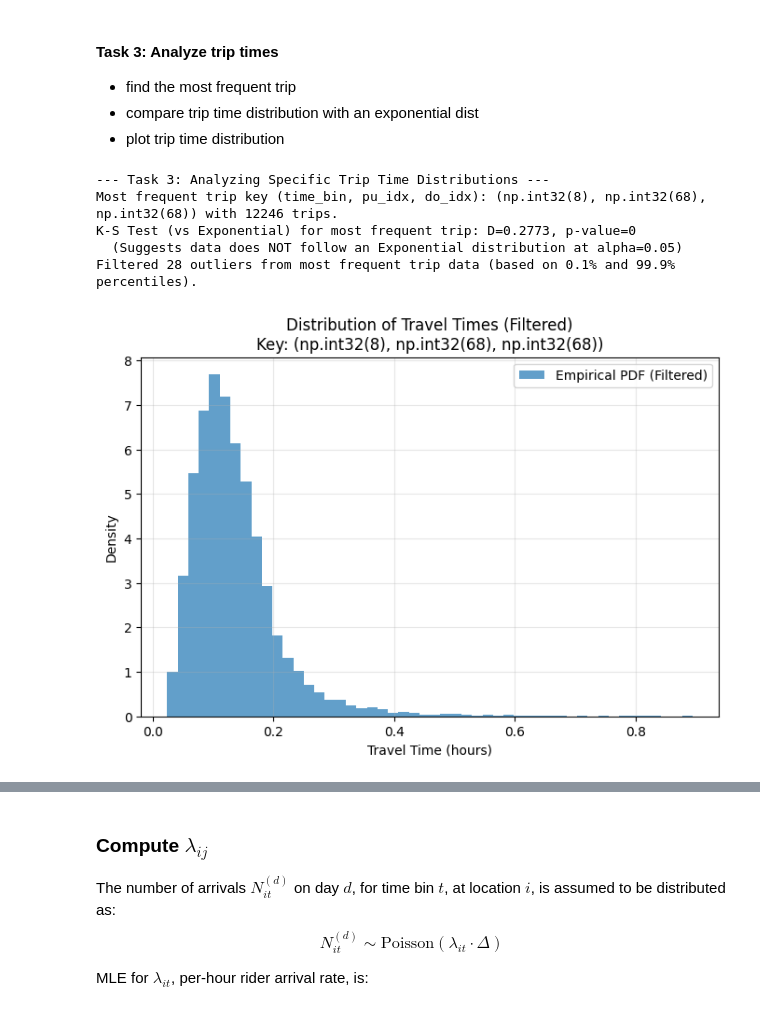
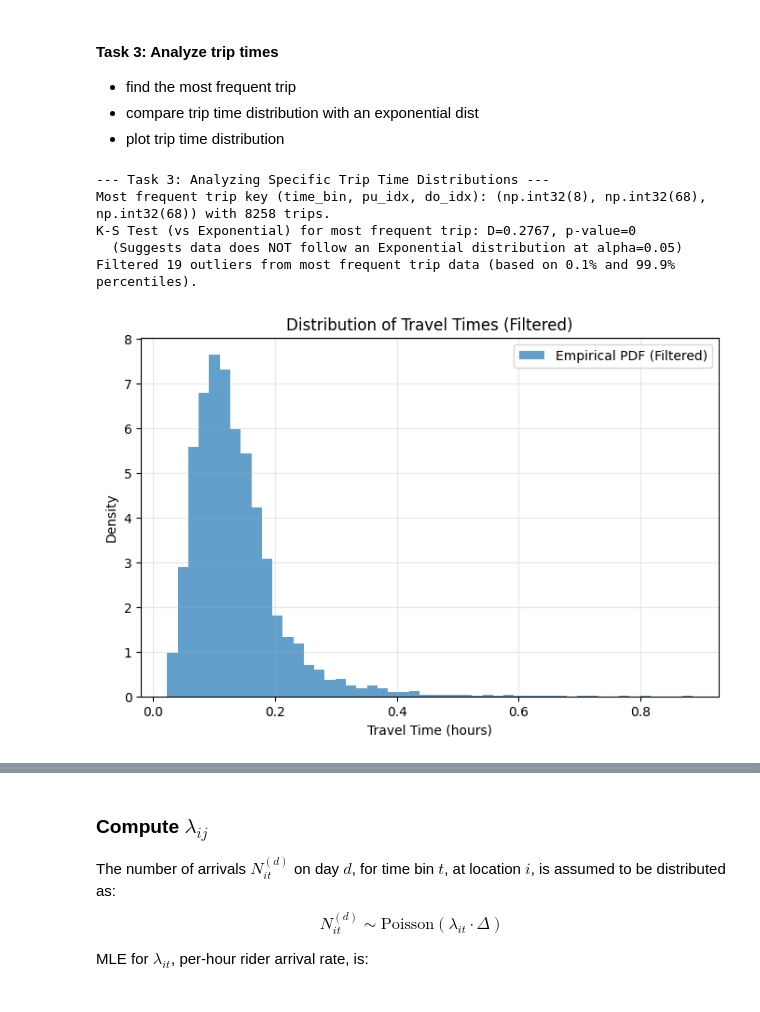
Before and after one commit to Readilyield/Robotaxi_Reposition_Project, a Jupyter notebook: nyc_trip/Learning_Model_Params.ipynb, the cells around one changed output, grey strips where cells are left out. Drawn from its saved outputs; the diff is of its cells as text; code cells hidden in the pictures.

```diff
--- a/nyc_trip/Learning_Model_Params.ipynb
+++ b/nyc_trip/Learning_Model_Params.ipynb
@@ -36,9 +36,10 @@ np.set_printoptions(suppress=True)
 Delta = 60 # Example: Time bin duration in minutes
 T_max = int(24 * (60 / Delta)) # Number of time bins in a day
 # YEARS = list(range(2019, 2025))
+print(T_max)
 YEARS = [2025]
 us_holidays = holidays.US(years=YEARS)
 
-filenames = os.listdir("data")
+filenames = os.listdir("training data")
 filenames = [fn for fn in filenames if fn.startswith(taxi_type)]
 # print(filenames)
@@ -59,7 +62,7 @@ all_working_dates = set()
 # Iterate through each data file
 for file in tqdm(filenames):
     try:
-        df = pd.read_parquet(f'data/{file}') # Adjust path as needed
+        df = pd.read_parquet(f'training data/{file}') # Adjust path as needed
     except FileNotFoundError:
         print(f"Warning: File not found {file}, skipping.")
         continue
@@ -92,8 +95,8 @@ for file in tqdm(filenames):
         print(f"No valid data found in {file} after filtering, skipping.")
         continue
 
-    df['time_bin'] = (df['pickup_datetime'].dt.hour * (60 // Delta)
-                      + df['pickup_datetime'].dt.minute // Delta).astype(int)
+    df['time_bin'] = (df['pickup_datetime'].dt.hour * (60 / Delta)
+                      + df['pickup_datetime'].dt.minute / Delta).astype(int)
     df['pu_idx'] = df['PULocationID'].map(location_id_to_index)
     df['do_idx'] = df['DOLocationID'].map(location_id_to_index)
 
@@ -173,7 +176,7 @@ key_counts_array = np.array([
 
 
 # --- Save Consolidated Data ---
-output_filename = 'trip_data_.npz'
+output_filename = '2Months24_trip_data_.npz'
 print(f"Saving consolidated data to {output_filename}...")
 np.savez_compressed(
     output_filename,
@@ -195,7 +198,7 @@ Data saved successfully.
 #### Task 1: analyze missing trips
 # %%
 print("\n--- Loading Consolidated Data ---")
-data_filename = "trip_data_.npz"
+data_filename = output_filename
 try:
     with np.load(data_filename) as data:
         loaded_trip_counts = data['trip_counts']
@@ -321,37 +324,37 @@ if reconstructed_trip_times_dict_hrs:
                 print(f"K-S Test (vs Exponential) for most frequent trip: D={D:.4f}, p-value={p_value:.4g}")
                 if p_value < 0.05: print(
                     "  (Suggests data does NOT follow an Exponential distribution at alpha=0.05)")
                 else: print(
                     "  (Cannot reject the null hypothesis that data follows an Exponential distribution at alpha=0.05)")
             except Exception as e:
                  print(f"Could not perform KS-test: {e}")
 
             if travel_times_hrs.size > 100:
                 lower_threshold = np.percentile(travel_times_hrs, 0.1)
                 upper_threshold = np.percentile(travel_times_hrs, 99.9)
                 travel_times_filtered = travel_times_hrs[(travel_times_hrs > lower_threshold) & (travel_times_hrs < upper_threshold)]
                 print(f"Filtered {len(travel_times_hrs) - len(travel_times_filtered)} outliers from most frequent trip data (based on 0.1% and 99.9% percentiles).")
 
                 plt.figure(figsize=(8, 5))
                 plt.hist(travel_times_filtered, bins=50, density=True, alpha=0.7, label='Empirical PDF (Filtered)')
-                plt.title(f'Distribution of Travel Times (Filtered)\nKey: {most_frequent_key}')
+                plt.title(f'Distribution of Travel Times (Filtered)')
                 plt.xlabel('Travel Time (hours)')
                 plt.ylabel('Density')
                 plt.legend()
                 plt.grid(True, alpha=0.3)
                 plt.show()
             else:
                 print("Not enough data points in the most frequent trip to reliably filter/visualize.")
         else:
             print("Not enough data or zero mean for the most frequent trip to perform analysis.")
 else:
     print("Reconstructed trip times dictionary is empty, skipping Task 3.")
 # %% [output]
 --- Task 3: Analyzing Specific Trip Time Distributions ---
-Most frequent trip key (time_bin, pu_idx, do_idx): (np.int32(8), np.int32(68), np.int32(68)) with 12246 trips.
-K-S Test (vs Exponential) for most frequent trip: D=0.2773, p-value=0
+Most frequent trip key (time_bin, pu_idx, do_idx): (np.int32(8), np.int32(68), np.int32(68)) with 8258 trips.
+K-S Test (vs Exponential) for most frequent trip: D=0.2767, p-value=0
   (Suggests data does NOT follow an Exponential distribution at alpha=0.05)
-Filtered 28 outliers from most frequent trip data (based on 0.1% and 99.9% percentiles).
+Filtered 19 outliers from most frequent trip data (based on 0.1% and 99.9% percentiles).
-[figure, old version]
+[figure, new version]
 # %%
 # --- Task 4: Calculate Mean Inverse Travel Times (mu) ---
```
Also changed, not shown: parts of 5 cells of this notebook, 13 other files.
